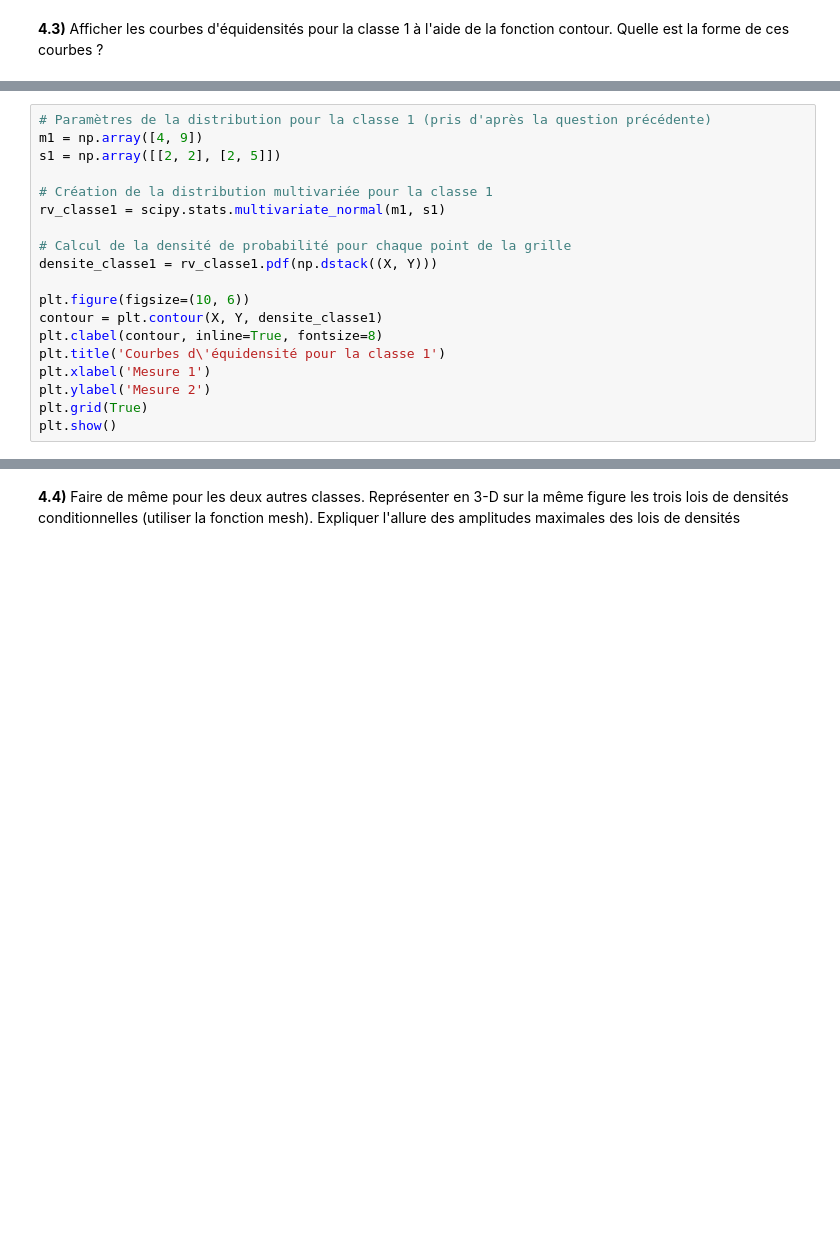
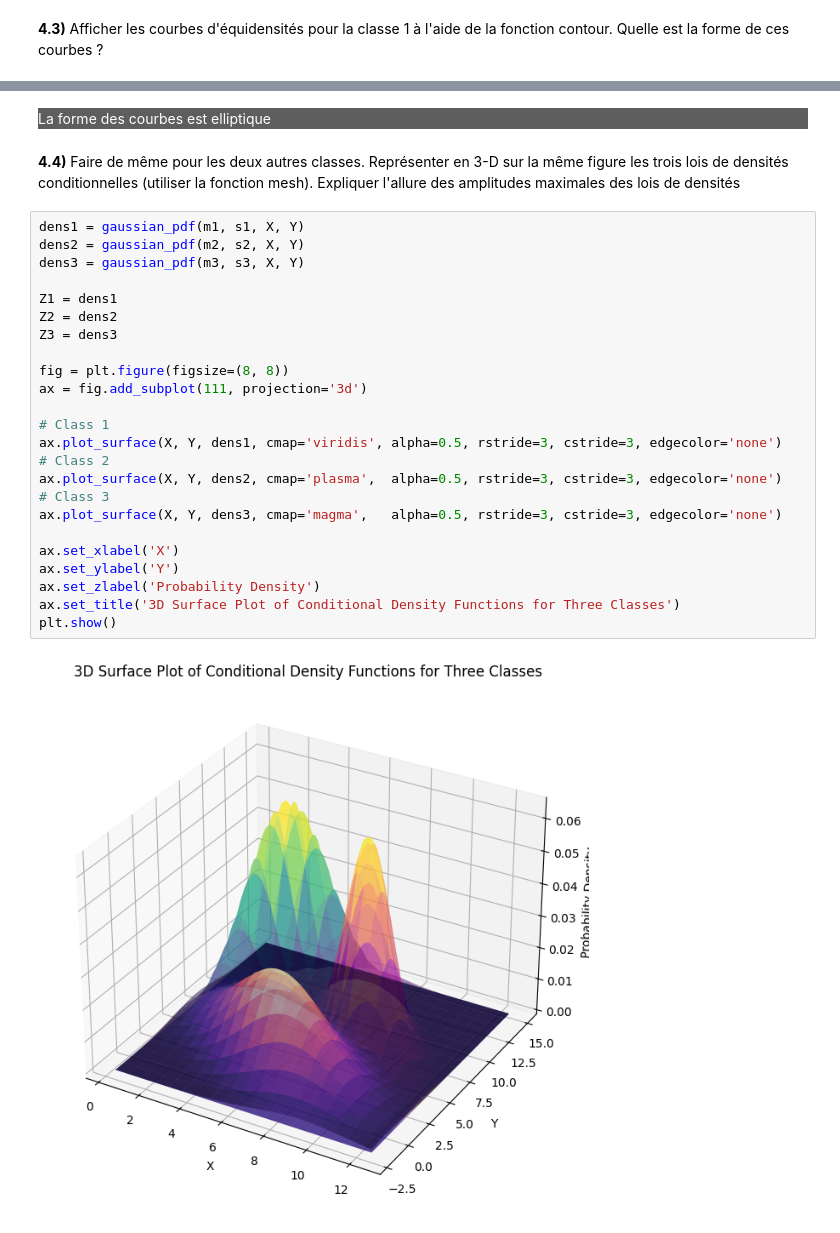
Before and after one commit to yurialvizi/SI221B-TP1, a Jupyter notebook: tp.ipynb, the cells around one changed output, grey strips where cells are left out. Cells and saved outputs as stored; diff of their text form; blank space fills up the shorter version.

Commit message:
add last questions

```diff
--- a/tp.ipynb
+++ b/tp.ipynb
@@ -298,19 +288,0 @@ plt.show()
-# %%
-# Paramètres de la distribution pour la classe 1 (pris d'après la question précédente)
-m1 = np.array([4, 9])
-s1 = np.array([[2, 2], [2, 5]])
-
-# Création de la distribution multivariée pour la classe 1
-rv_classe1 = scipy.stats.multivariate_normal(m1, s1)
-
-# Calcul de la densité de probabilité pour chaque point de la grille
-densite_classe1 = rv_classe1.pdf(np.dstack((X, Y)))
-
-plt.figure(figsize=(10, 6))
-contour = plt.contour(X, Y, densite_classe1)
-plt.clabel(contour, inline=True, fontsize=8)
-plt.title('Courbes d\'équidensité pour la classe 1')
-plt.xlabel('Mesure 1')
-plt.ylabel('Mesure 2')
-plt.grid(True)
-plt.show()
@@ -336,4 +289,34 @@ plt.show()
+# %% [markdown]
+<div style="background-color: #5e5e5e; color: white;">
+La forme des courbes est elliptique
+</div>
 # %% [markdown]
 
 **4.4)** Faire de même pour les deux autres classes. Représenter en 3-D sur la même figure les trois lois de densités conditionnelles (utiliser la fonction mesh).
 Expliquer l'allure des amplitudes maximales des lois de densités
+# %%
+dens1 = gaussian_pdf(m1, s1, X, Y)
+dens2 = gaussian_pdf(m2, s2, X, Y)
+dens3 = gaussian_pdf(m3, s3, X, Y)
+
+Z1 = dens1
+Z2 = dens2
+Z3 = dens3
+
+fig = plt.figure(figsize=(8, 8))
+ax = fig.add_subplot(111, projection='3d')
+
+# Class 1
+ax.plot_surface(X, Y, dens1, cmap='viridis', alpha=0.5, rstride=3, cstride=3, edgecolor='none')
+# Class 2
+ax.plot_surface(X, Y, dens2, cmap='plasma',  alpha=0.5, rstride=3, cstride=3, edgecolor='none')
+# Class 3
+ax.plot_surface(X, Y, dens3, cmap='magma',   alpha=0.5, rstride=3, cstride=3, edgecolor='none')
+
+ax.set_xlabel('X')
+ax.set_ylabel('Y')
+ax.set_zlabel('Probability Density')
+ax.set_title('3D Surface Plot of Conditional Density Functions for Three Classes')
+plt.show()
+# %% [output]
+[figure, added]
```
Also changed, not shown: parts of 26 cells of this notebook.
